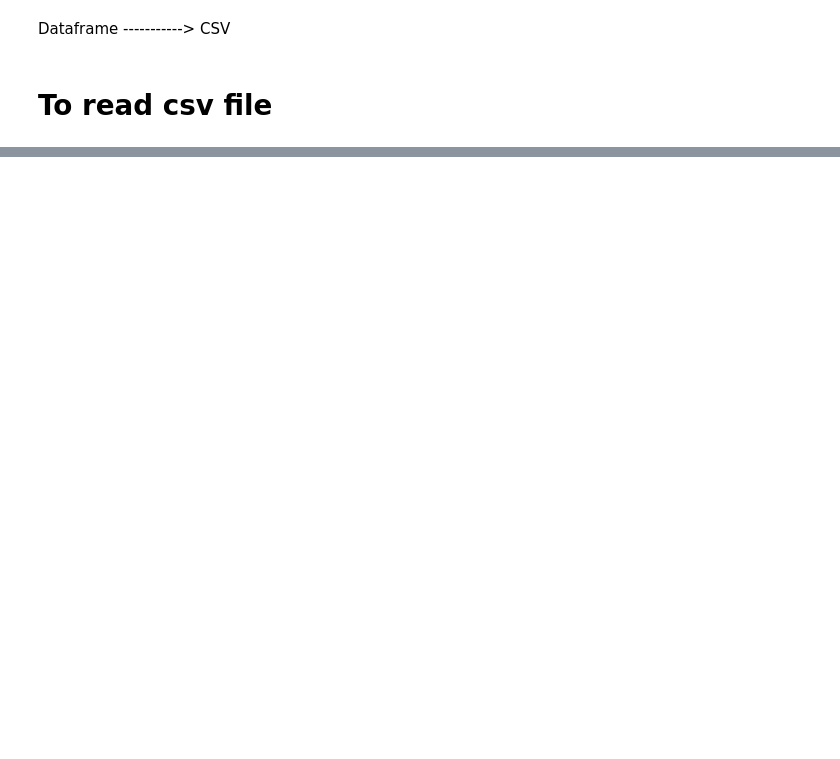
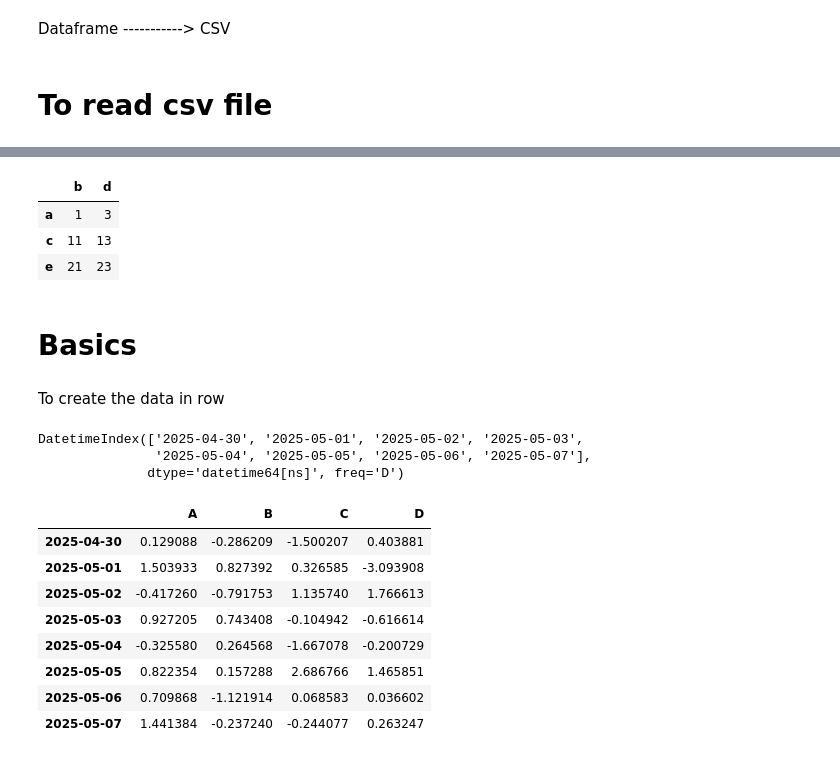
Before and after one commit to R123gh/Data-cleaning-project-, a Jupyter notebook: 4_pandas.ipynb, the cells around one changed output, grey strips where cells are left out. Cells and saved outputs as stored; diff of their text form; code cells hidden in the pictures; blank space fills up the shorter version.

```diff
--- a/4_pandas.ipynb
+++ b/4_pandas.ipynb
@@ -33,0 +66,34 @@ pd.read_csv('My_file.csv')
+# %%
+df.loc[["a", "c", "e"], ["b", "d"]]
+# %% [output]
+|  | b | d |
+| a | 1 | 3 |
+| c | 11 | 13 |
+| e | 21 | 23 |
+# %% [markdown]
+ # Basics
+# %% [markdown]
+To create the data in row
+# %%
+dates = pd.date_range('30/4/2025', periods=8)
+# %%
+dates
+# %% [output]
+DatetimeIndex(['2025-04-30', '2025-05-01', '2025-05-02', '2025-05-03',
+               '2025-05-04', '2025-05-05', '2025-05-06', '2025-05-07'],
+              dtype='datetime64[ns]', freq='D')
+# %%
+df = pd.DataFrame(np.random.randn(8, 4),
+                  index=dates, columns=['A', 'B', 'C', 'D'])
+# %%
+df
+# %% [output]
+|  | A | B | C | D |
+| 2025-04-30 | 0.129088 | -0.286209 | -1.500207 | 0.403881 |
+| 2025-05-01 | 1.503933 | 0.827392 | 0.326585 | -3.093908 |
+| 2025-05-02 | -0.417260 | -0.791753 | 1.135740 | 1.766613 |
+| 2025-05-03 | 0.927205 | 0.743408 | -0.104942 | -0.616614 |
+| 2025-05-04 | -0.325580 | 0.264568 | -1.667078 | -0.200729 |
+| 2025-05-05 | 0.822354 | 0.157288 | 2.686766 | 1.465851 |
+| 2025-05-06 | 0.709868 | -1.121914 | 0.068583 | 0.036602 |
+| 2025-05-07 | 1.441384 | -0.237240 | -0.244077 | 0.263247 |
```
Also changed, not shown: parts of 26 cells of this notebook.
